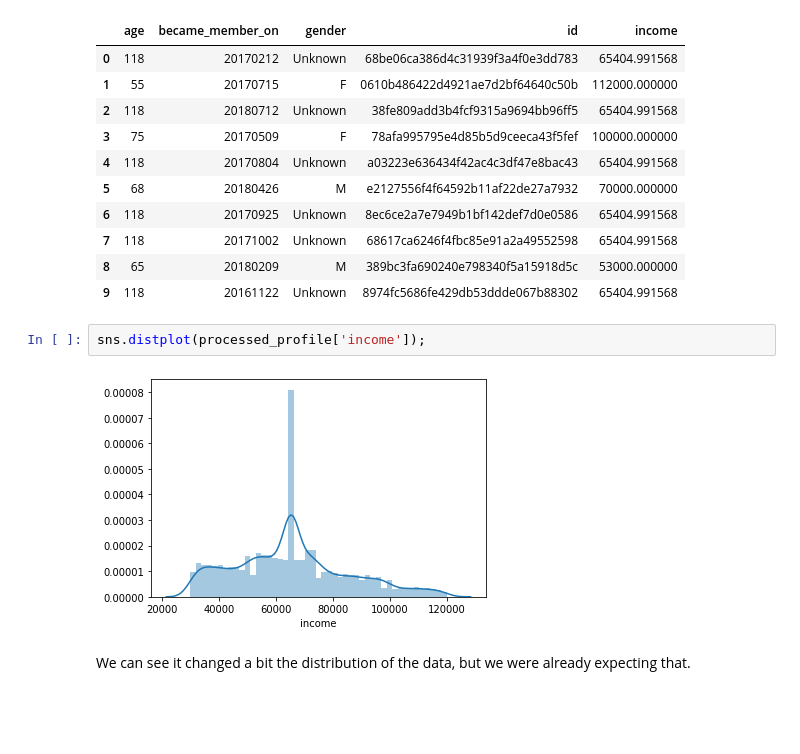
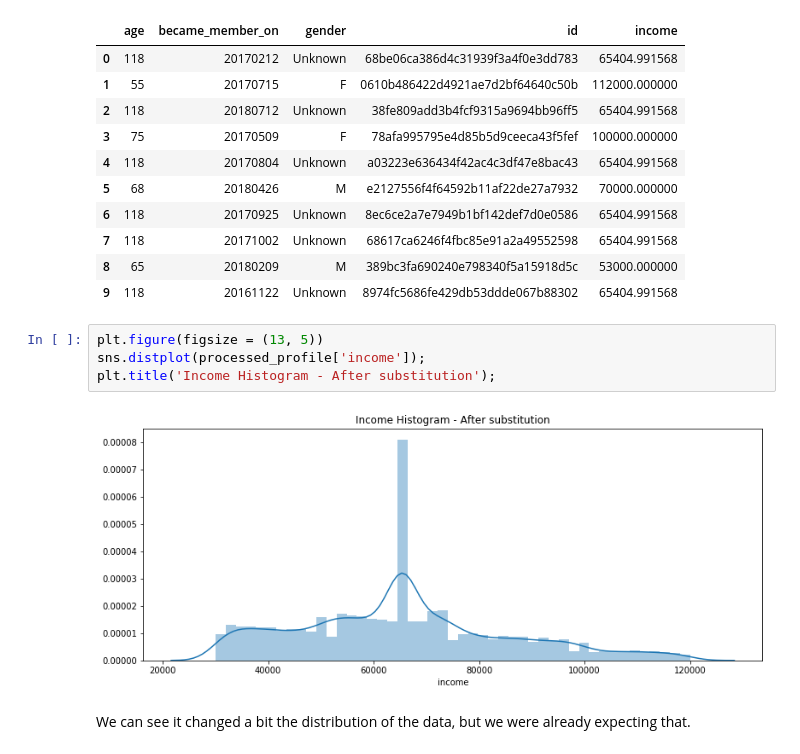
Before and after one commit to juliatessler/udacity-mle-nanodegree, a Jupyter notebook: Starbucks_Capstone_Project.ipynb, the cells around one changed output. Drawn from its saved outputs; the diff is of its cells as text; blank space fills up the shorter version.

```diff
--- a/Starbucks_Capstone_Project.ipynb
+++ b/Starbucks_Capstone_Project.ipynb
@@ -288,10 +303,12 @@ processed_profile.head(10)
 | 7 | 118 | 20171002 | Unknown | 68617ca6246f4fbc85e91a2a49552598 | 65404.991568 |
 | 8 | 65 | 20180209 | M | 389bc3fa690240e798340f5a15918d5c | 53000.000000 |
 | 9 | 118 | 20161122 | Unknown | 8974fc5686fe429db53ddde067b88302 | 65404.991568 |
-# %%
-sns.distplot(processed_profile['income']);
-# %% [output]
-[figure, removed]
+# %%
+plt.figure(figsize = (13, 5))
+sns.distplot(processed_profile['income']);
+plt.title('Income Histogram - After substitution');
+# %% [output]
+[figure, added]
 # %% [markdown]
 We can see it changed a bit the distribution of the data, but we were already expecting that.
 # %%
```
Also changed, not shown: parts of 167 cells of this notebook, 2 other files.
